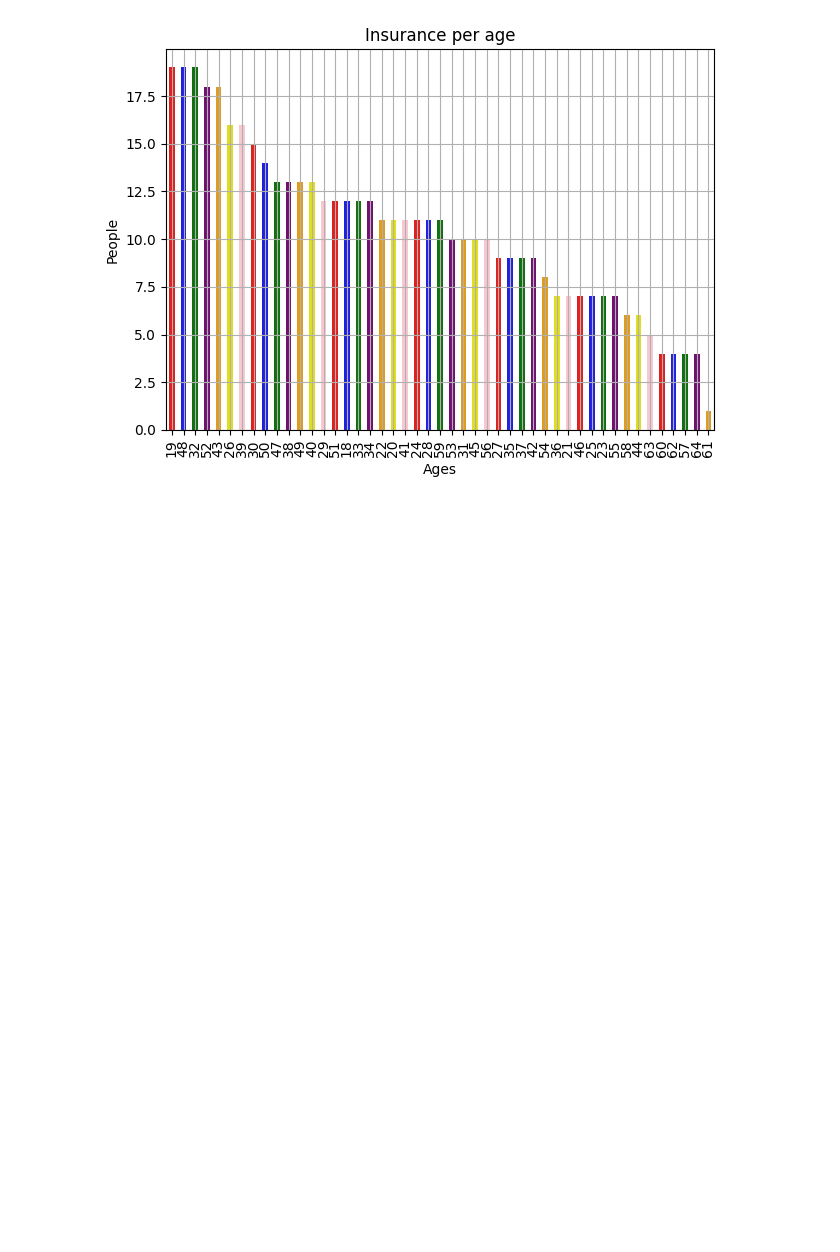
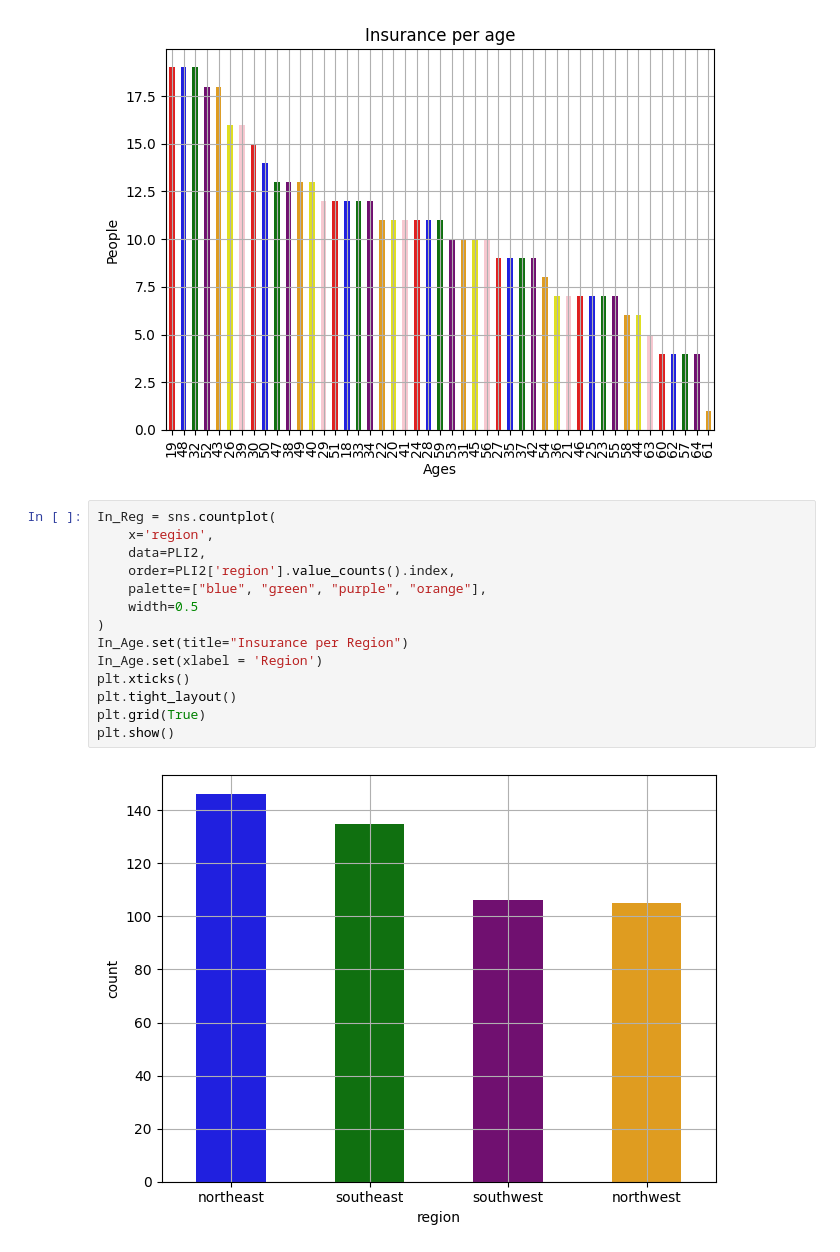
Before and after one commit to SeanManuelMartinezLopez/Data-Science, a Jupyter notebook: Data_Analysis-05-25.ipynb, the cells around one changed output. Drawn from its saved outputs; the diff is of its cells as text; blank space fills up the shorter version.

```diff
--- a/Data_Analysis-05-25.ipynb
+++ b/Data_Analysis-05-25.ipynb
@@ -219,3 +221,19 @@ plt.grid(True)
 plt.show()
 # %% [output]
 [figure]
+# %%
+In_Reg = sns.countplot(
+    x='region',
+    data=PLI2,
+    order=PLI2['region'].value_counts().index,
+    palette=["blue", "green", "purple", "orange"],
+    width=0.5
+)
+In_Age.set(title="Insurance per Region")
+In_Age.set(xlabel = 'Region')
+plt.xticks()
+plt.tight_layout()
+plt.grid(True)
+plt.show()
+# %% [output]
+[figure, added]
```
Also changed, not shown: parts of 2 cells of this notebook.
